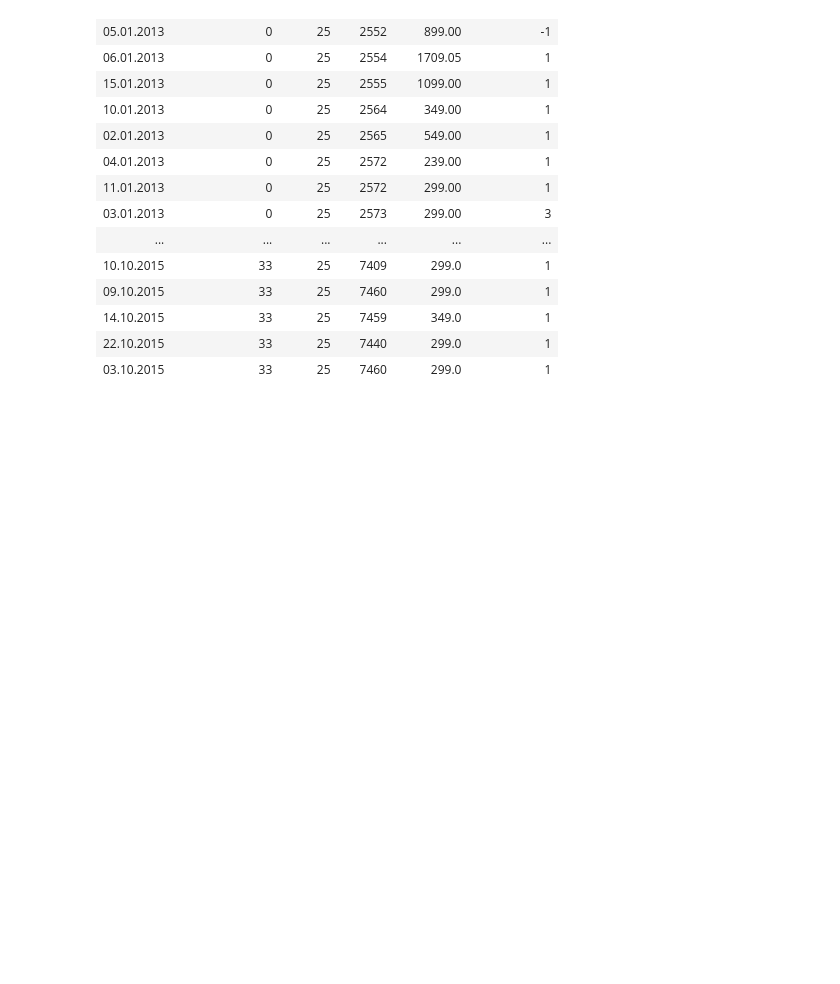
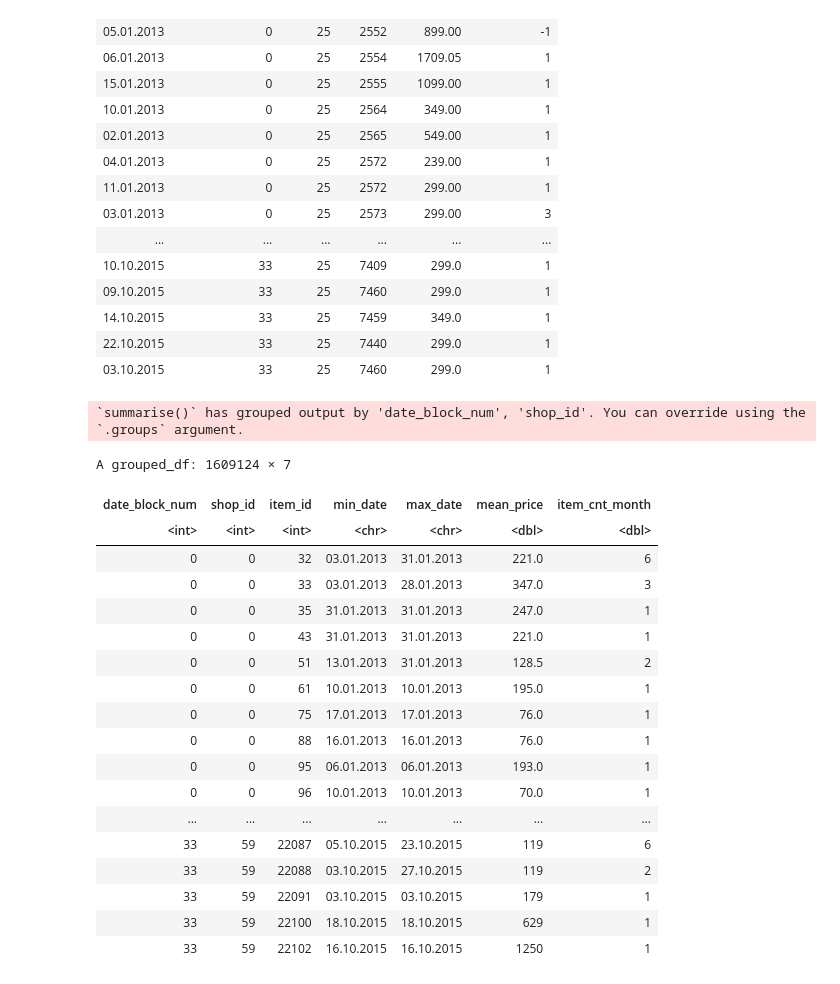
Before and after one commit to ss3468/CS636_Final_Project, a Jupyter notebook: Final_Project_sales.ipynb, the cells around one changed output. Drawn from its saved outputs; the diff is of its cells as text; code cells hidden in the pictures; blank space fills up the shorter version.

```diff
--- a/Final_Project_sales.ipynb
+++ b/Final_Project_sales.ipynb
@@ -37,3 +37,27 @@ A data.frame: 2935849 × 6
 | 14.10.2015 | 33 | 25 | 7459 | 349.0 | 1 |
 | 22.10.2015 | 33 | 25 | 7440 | 299.0 | 1 |
 | 03.10.2015 | 33 | 25 | 7460 | 299.0 | 1 |
+# %%
+monthly_sales<-sales_Data%>%group_by(date_block_num,shop_id,item_id)%>%summarise(min_date=min(date),max_date=max(date),mean_price=mean(item_price),item_cnt_month=sum(item_cnt_day))
+monthly_sales
+# %% [output]
+`summarise()` has grouped output by 'date_block_num', 'shop_id'. You can override using the `.groups` argument.
+A grouped_df: 1609124 × 7
+| date_block_num | shop_id | item_id | min_date | max_date | mean_price | item_cnt_month |
+| <int> | <int> | <int> | <chr> | <chr> | <dbl> | <dbl> |
+| 0 | 0 | 32 | 03.01.2013 | 31.01.2013 | 221.0 | 6 |
+| 0 | 0 | 33 | 03.01.2013 | 28.01.2013 | 347.0 | 3 |
+| 0 | 0 | 35 | 31.01.2013 | 31.01.2013 | 247.0 | 1 |
+| 0 | 0 | 43 | 31.01.2013 | 31.01.2013 | 221.0 | 1 |
+| 0 | 0 | 51 | 13.01.2013 | 31.01.2013 | 128.5 | 2 |
+| 0 | 0 | 61 | 10.01.2013 | 10.01.2013 | 195.0 | 1 |
+| 0 | 0 | 75 | 17.01.2013 | 17.01.2013 | 76.0 | 1 |
+| 0 | 0 | 88 | 16.01.2013 | 16.01.2013 | 76.0 | 1 |
+| 0 | 0 | 95 | 06.01.2013 | 06.01.2013 | 193.0 | 1 |
+| 0 | 0 | 96 | 10.01.2013 | 10.01.2013 | 70.0 | 1 |
+| ... | ... | ... | ... | ... | ... | ... |
+| 33 | 59 | 22087 | 05.10.2015 | 23.10.2015 | 119 | 6 |
+| 33 | 59 | 22088 | 03.10.2015 | 27.10.2015 | 119 | 2 |
+| 33 | 59 | 22091 | 03.10.2015 | 03.10.2015 | 179 | 1 |
+| 33 | 59 | 22100 | 18.10.2015 | 18.10.2015 | 629 | 1 |
+| 33 | 59 | 22102 | 16.10.2015 | 16.10.2015 | 1250 | 1 |
```
Also changed, not shown: parts of 2 cells of this notebook.
